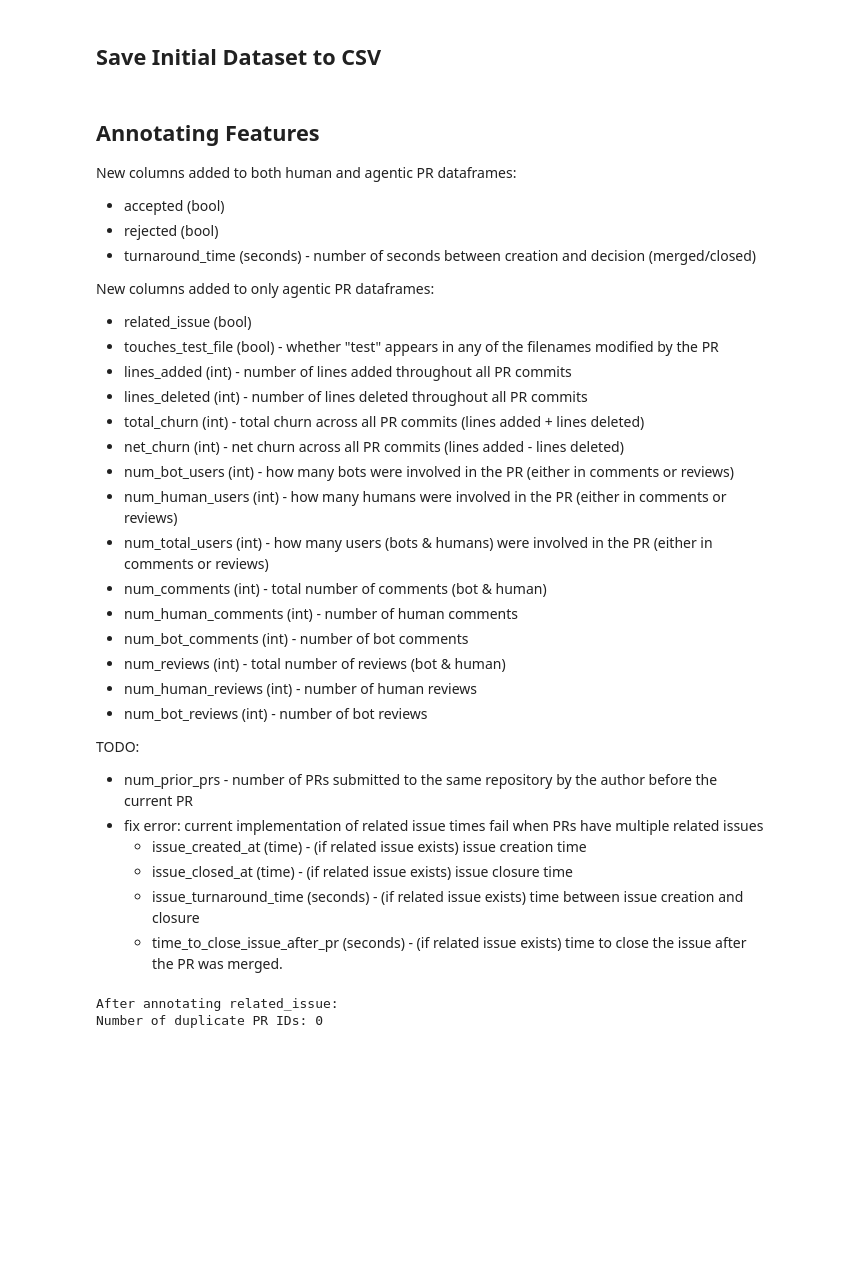
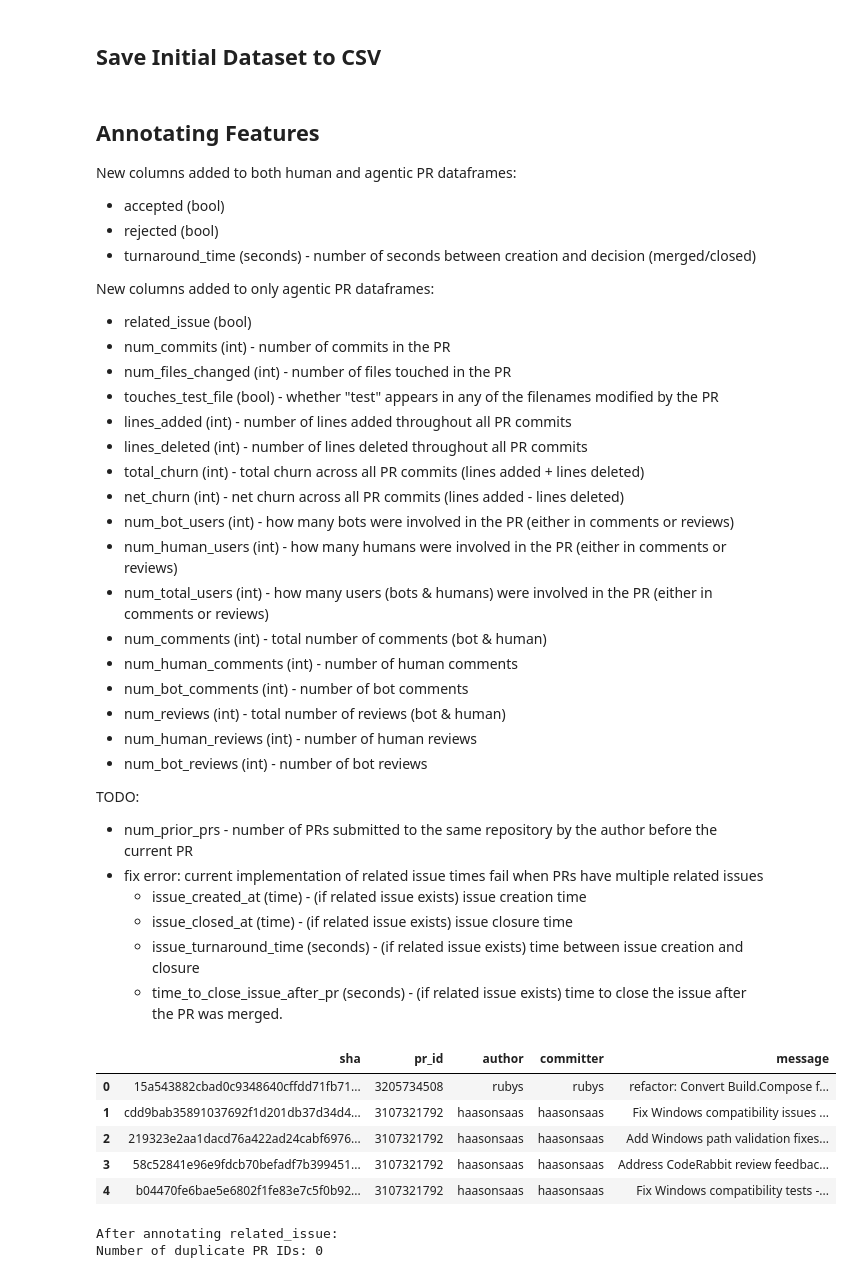
Before and after one commit to davejjwilliams/pr-acceptability, a Jupyter notebook: data_prep.ipynb, the cells around one changed output. Drawn from its saved outputs; the diff is of its cells as text; code cells hidden in the pictures; blank space fills up the shorter version.

```diff
--- a/data_prep.ipynb
+++ b/data_prep.ipynb
@@ -137,6 +142,8 @@ New columns added to both human and agentic PR dataframes:
 New columns added to only agentic PR dataframes:
 
 - related_issue (bool)
+- num_commits (int) - number of commits in the PR
+- num_files_changed (int) - number of files touched in the PR
 - touches_test_file (bool) - whether "test" appears in any of the filenames modified by the PR
 - lines_added (int) - number of lines added throughout all PR commits
 - lines_deleted (int) - number of lines deleted throughout all PR commits
@@ -160,6 +167,15 @@ TODO:
     - issue_closed_at (time) - (if related issue exists) issue closure time
     - issue_turnaround_time (seconds) - (if related issue exists) time between issue creation and closure
     - time_to_close_issue_after_pr (seconds) - (if related issue exists) time to close the issue after the PR was merged.
+# %%
+pr_commits_df.head()
+# %% [output]
+|  | sha | pr_id | author | committer | message |
+| 0 | 15a543882cbad0c9348640cffdd71fb71... | 3205734508 | rubys | rubys | refactor: Convert Build.Compose f... |
+| 1 | cdd9bab35891037692f1d201db37d34d4... | 3107321792 | haasonsaas | haasonsaas | Fix Windows compatibility issues ... |
+| 2 | 219323e2aa1dacd76a422ad24cabf6976... | 3107321792 | haasonsaas | haasonsaas | Add Windows path validation fixes... |
+| 3 | 58c52841e96e9fdcb70befadf7b399451... | 3107321792 | haasonsaas | haasonsaas | Address CodeRabbit review feedbac... |
+| 4 | b04470fe6bae5e6802f1fe83e7c5f0b92... | 3107321792 | haasonsaas | haasonsaas | Fix Windows compatibility tests -... |
 # %%
 def check_duplicates(pr_dataframe):
     duplicate_count = pr_dataframe['id'].duplicated().sum()
```
Also changed, not shown: parts of 17 cells of this notebook.
